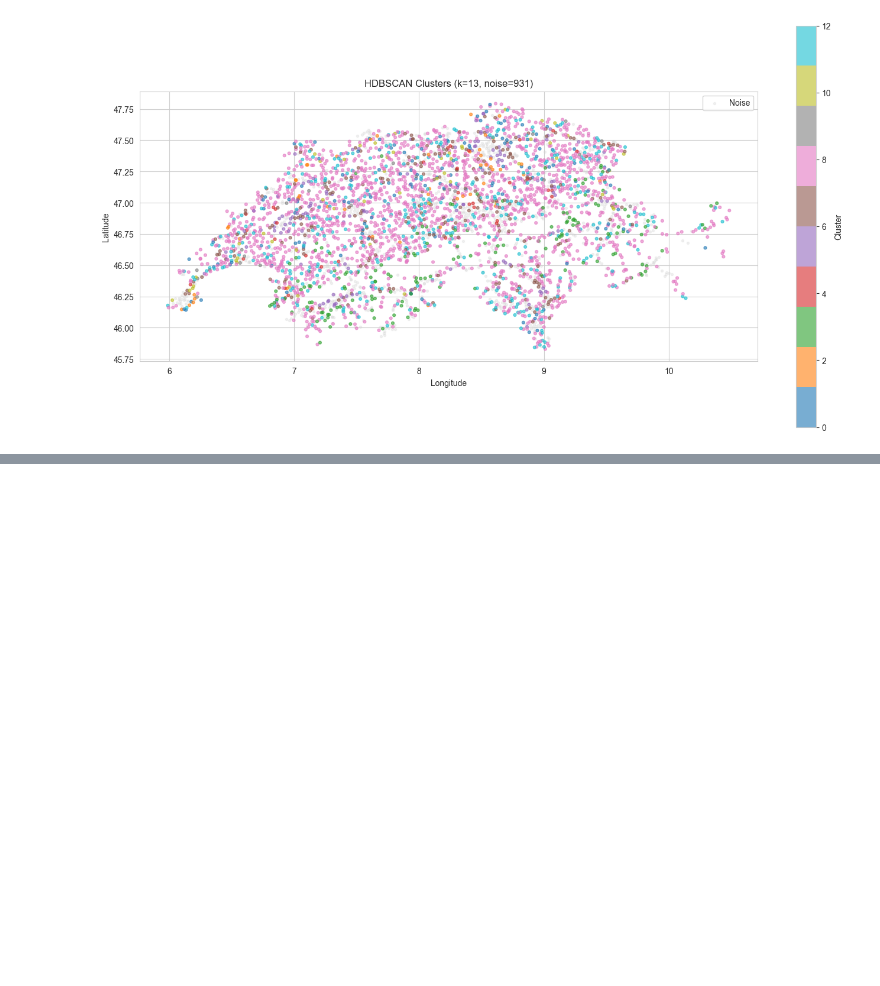
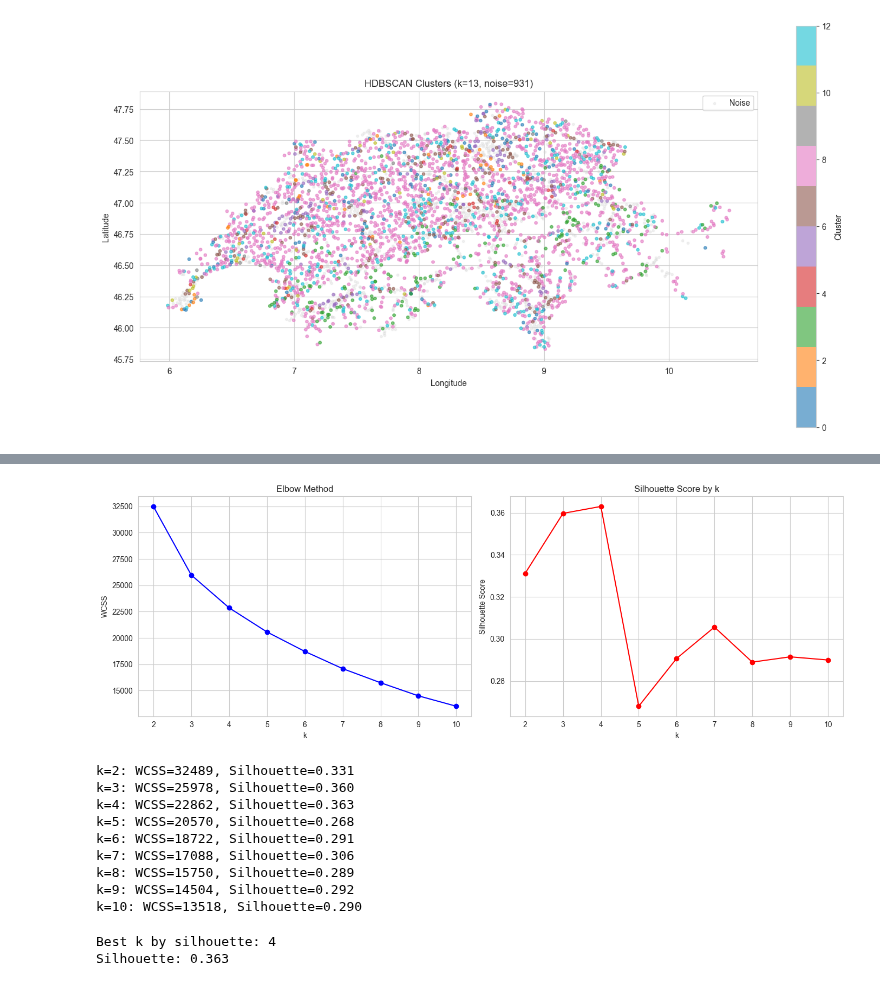
Before and after one commit to maybebool/swiss-airspace-obstacle-profiling, a Jupyter notebook: notebooks/Cluster_Evaluation.ipynb, the cells around one changed output, grey strips where cells are left out. Saved outputs shown, nothing was run; the diff lists cells and outputs as text; code cells hidden in the pictures; blank space fills up the shorter version.

```diff
--- a/notebooks/Cluster_Evaluation.ipynb
+++ b/notebooks/Cluster_Evaluation.ipynb
@@ -132,0 +137,51 @@ plt.show()
+# %%
+wcss = []
+sil_scores = []
+K = range(2, 11)
+
+for k in K:
+    km = KMeans(n_clusters=k, init='k-means++', random_state=42, n_init=10)
+    labels = km.fit_predict(X_scaled)
+    wcss.append(km.inertia_)
+    sil_scores.append(silhouette_score(X_scaled, labels))
+
+fig, (ax1, ax2) = plt.subplots(1, 2, figsize=(14, 5))
+
+ax1.plot(K, wcss, 'bo-')
+ax1.set_xlabel('k')
+ax1.set_ylabel('WCSS')
+ax1.set_title('Elbow Method')
+
+ax2.plot(K, sil_scores, 'ro-')
+ax2.set_xlabel('k')
+ax2.set_ylabel('Silhouette Score')
+ax2.set_title('Silhouette Score by k')
+
+plt.tight_layout()
+plt.show()
+
+for k, w, s in zip(K, wcss, sil_scores):
+    print(f"k={k}: WCSS={w:.0f}, Silhouette={s:.3f}")
+# %% [output]
+[figure, added]
+k=2: WCSS=32489, Silhouette=0.331
+k=3: WCSS=25978, Silhouette=0.360
+k=4: WCSS=22862, Silhouette=0.363
+k=5: WCSS=20570, Silhouette=0.268
+k=6: WCSS=18722, Silhouette=0.291
+k=7: WCSS=17088, Silhouette=0.306
+k=8: WCSS=15750, Silhouette=0.289
+k=9: WCSS=14504, Silhouette=0.292
+k=10: WCSS=13518, Silhouette=0.290
+# %%
+# Select best k based on elbow + silhouette, adjust if needed
+BEST_K = sil_scores.index(max(sil_scores)) + 2  # +2 because K starts at 2
+print(f"Best k by silhouette: {BEST_K}")
+
+km_best = KMeans(n_clusters=BEST_K, init='k-means++', random_state=42, n_init=10)
+grid['cluster_kmeans'] = km_best.fit_predict(X_scaled)
+
+print(f"Silhouette: {silhouette_score(X_scaled, grid['cluster_kmeans']):.3f}")
+# %% [output]
+Best k by silhouette: 4
+Silhouette: 0.363
```
Also changed, not shown: parts of 6 cells of this notebook.
